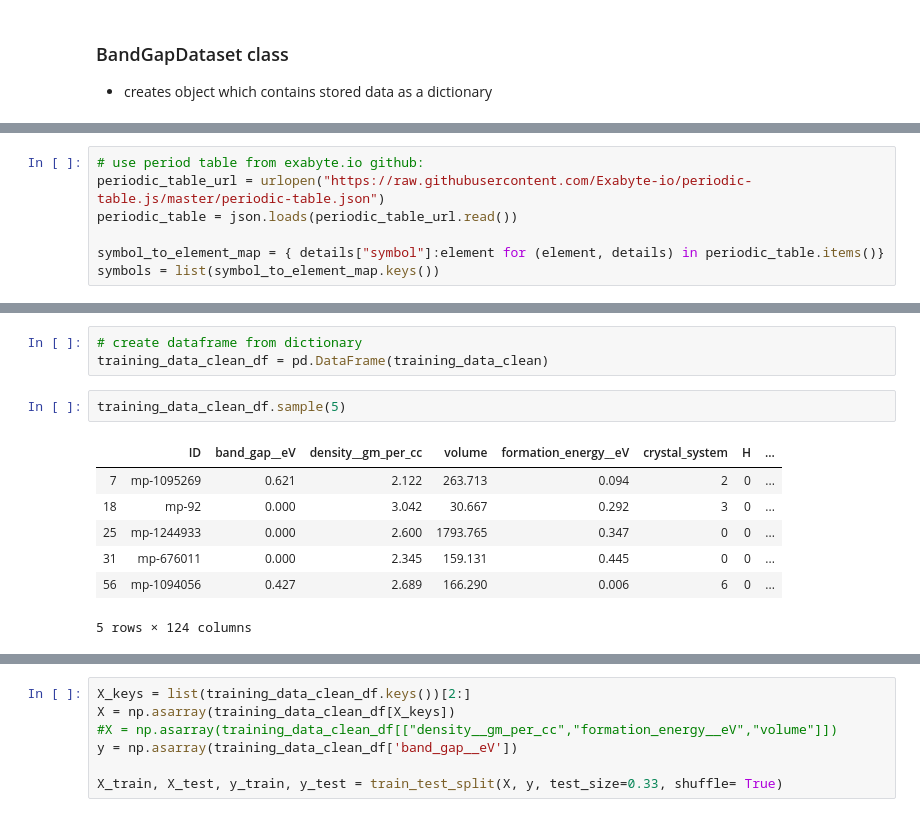
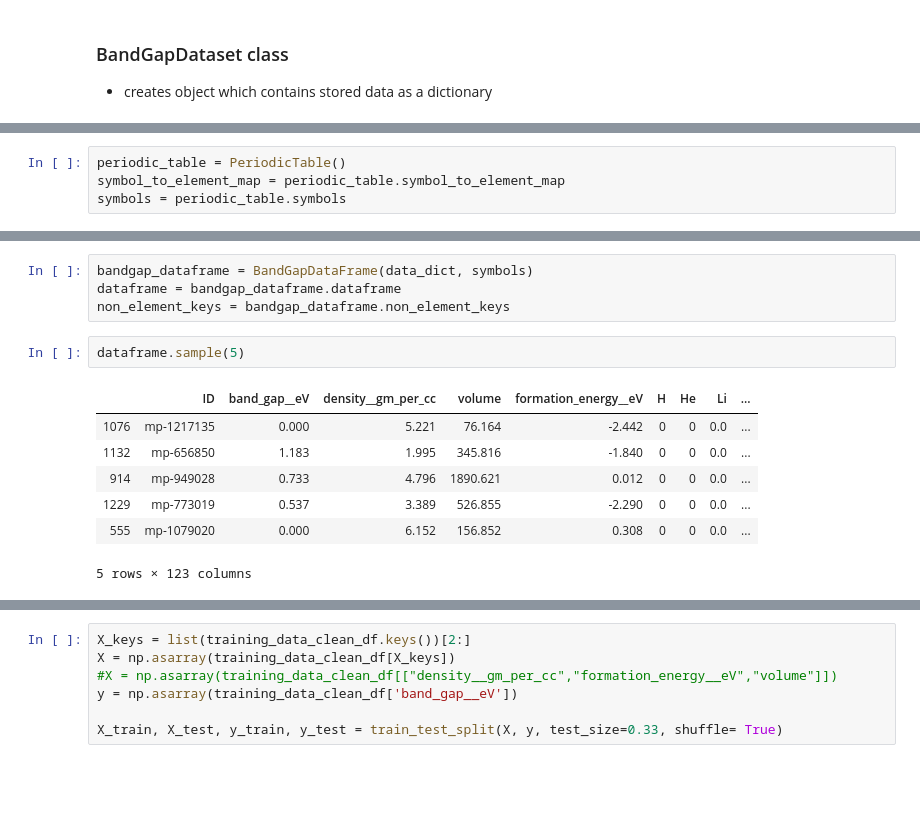
Before and after one commit to Exabyte-io/rewotes, a Jupyter notebook: emripka/ipynb/model_prototyping.ipynb, the cells around one changed output, grey strips where cells are left out. Saved outputs shown, nothing was run; the diff lists cells and outputs as text; blank space fills up the shorter version.

```diff
--- a/emripka/ipynb/model_prototyping.ipynb
+++ b/emripka/ipynb/model_prototyping.ipynb
@@ -65 +70,5 @@ data_dict[dataset_IDs[-1]]
+# %%
+periodic_table = PeriodicTable()
+symbol_to_element_map = periodic_table.symbol_to_element_map
+symbols = periodic_table.symbols
 # %% [markdown]
@@ -74,7 +81,0 @@ The dataframe contains the following:
-# %%
-# use period table from exabyte.io github:
-periodic_table_url = urlopen("https://raw.githubusercontent.com/Exabyte-io/periodic-table.js/master/periodic-table.json")
-periodic_table = json.loads(periodic_table_url.read())
-
-symbol_to_element_map = { details["symbol"]:element for (element, details) in periodic_table.items()}
-symbols = list(symbol_to_element_map.keys())
@@ -135,16 +82,17 @@ for ID, result in training_data.items():
-# %%
-# create dataframe from dictionary
-training_data_clean_df = pd.DataFrame(training_data_clean)
+# %%
+bandgap_dataframe = BandGapDataFrame(data_dict, symbols)
+dataframe = bandgap_dataframe.dataframe
+non_element_keys = bandgap_dataframe.non_element_keys
 # %%
-training_data_clean_df.sample(5)
+dataframe.sample(5)
 # %% [output]
-|  | ID | band_gap__eV | density__gm_per_cc | volume | formation_energy__eV | crystal_system | H | ... |
-| 7 | mp-1095269 | 0.621 | 2.122 | 263.713 | 0.094 | 2 | 0 | ... |
-| 18 | mp-92 | 0.000 | 3.042 | 30.667 | 0.292 | 3 | 0 | ... |
-| 25 | mp-1244933 | 0.000 | 2.600 | 1793.765 | 0.347 | 0 | 0 | ... |
-| 31 | mp-676011 | 0.000 | 2.345 | 159.131 | 0.445 | 0 | 0 | ... |
-| 56 | mp-1094056 | 0.427 | 2.689 | 166.290 | 0.006 | 6 | 0 | ... |
+|  | ID | band_gap__eV | density__gm_per_cc | volume | formation_energy__eV | H | He | Li | ... |
+| 1076 | mp-1217135 | 0.000 | 5.221 | 76.164 | -2.442 | 0 | 0 | 0.0 | ... |
+| 1132 | mp-656850 | 1.183 | 1.995 | 345.816 | -1.840 | 0 | 0 | 0.0 | ... |
+| 914 | mp-949028 | 0.733 | 4.796 | 1890.621 | 0.012 | 0 | 0 | 0.0 | ... |
+| 1229 | mp-773019 | 0.537 | 3.389 | 526.855 | -2.290 | 0 | 0 | 0.0 | ... |
+| 555 | mp-1079020 | 0.000 | 6.152 | 156.852 | 0.308 | 0 | 0 | 0.0 | ... |
-5 rows × 124 columns
+5 rows × 123 columns
 # %%
 rcParams['figure.figsize'] = 15,15
 rows, cols = 3, 3
```
Also changed, not shown: parts of 14 cells of this notebook, 2 other files.
